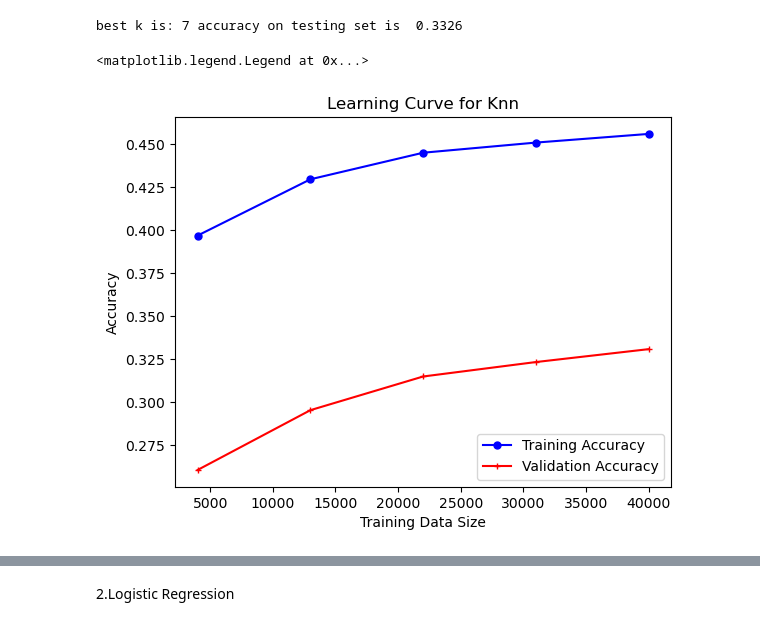
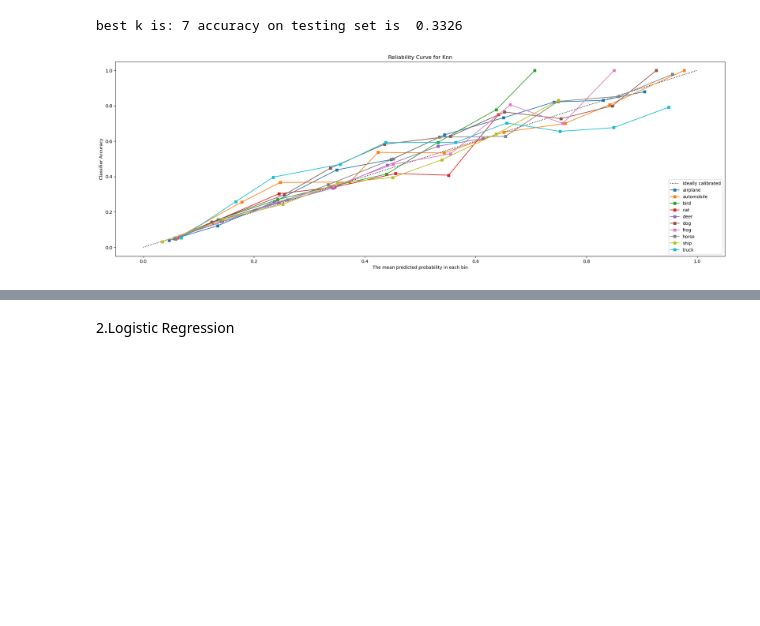
Before and after one commit to atran10TF/CS178Project, a Jupyter notebook: Project.ipynb, the cells around one changed output, grey strips where cells are left out. Drawn from its saved outputs; the diff is of its cells as text; code cells hidden in the pictures; blank space fills up the shorter version.

```diff
--- a/Project.ipynb
+++ b/Project.ipynb
@@ -139,7 +142,51 @@ print("best k is:", best_k,"accuracy on testing set is ", best_k_test_accuracy)
 best k is: 7 accuracy on testing set is  0.3326
 # %%
 # plot graphs for best_k
-knn = KNeighborsClassifier(n_neighbors=best_k).fit(X_tr, y_tr)
+# knn = KNeighborsClassifier(n_neighbors=best_k).fit(X_tr, y_tr)
+best_k = 7
+knn = KNeighborsClassifier(n_neighbors=best_k)
+# %%
+lb = LabelBinarizer()
+y_train = lb.fit_transform(y_tr)
+y_test = lb.transform(y_te)
+
+knn = CalibratedClassifierCV(knn)
+knn = OneVsRestClassifier(knn)
+knn.fit(X_tr,y_train)
+
+plt.figure(figsize=(20, 10))
+ax1 = plt.subplot2grid((3, 1), (0, 0), rowspan=2)
+ax1.plot([0, 1], [0, 1], "k:", label="Ideally calibrated")
+
+for i in range(10):
+    prob_pos = knn.predict_proba(X_te)[:, i]
+    fraction_of_positives, mean_predicted_value = calibration_curve(y_test[:, i], prob_pos, n_bins=10)
+    name = labels[i]
+
+    ax1.plot(mean_predicted_value, fraction_of_positives, "s-", label="%s" % (name, ))
+
+ax1.set_ylabel("Classifier Accuracy")
+ax1.set_xlabel("The mean predicted probability in each bin")
+ax1.set_ylim([-0.05, 1.05])
+ax1.legend(loc="lower right")
+ax1.set_title('Reliability Curve for Knn')
+
+plt.tight_layout()
+plt.show()
+# ax1.plot([0, 1], [0, 1], "k:", label="Perfectly calibrated")
+
+# x_plt, y_plt = calibration_curve(y_te, y_pred,pos_label=10 , n_bins = 10, normalize = True)
+
+# # Plot perfectly calibrated
+# axes.plot([0, 1], [0, 1], linestyle = '--', label = 'Ideally Calibrated')
+
+# # Plot model's calibration curve
+# axes.plot(y_plt, x_plt, marker = '.', label = 'True Classifier')
+# axes.legend(loc = 'upper left')
+# axes.set_xlabel('Average Predicted Probability in each bin')
+# axes.set_ylabel('Ratio of positives')
+# %% [output]
+[figure, added]
 # %%
 fig, axes = plt.subplots()
 #Learning Curve
@@ -152,9 +199,6 @@ axes.set_title('Learning Curve for Knn')
 axes.set_xlabel('Training Data Size')
 axes.set_ylabel('Accuracy')
 axes.legend(loc='lower right')
-# %% [output]
-<matplotlib.legend.Legend at 0x...>
-[figure, removed]
 # %%
 fig, axes = plt.subplots()
 #Error vs complexity tradeoffs
```
Also changed, not shown: parts of 31 cells of this notebook.
